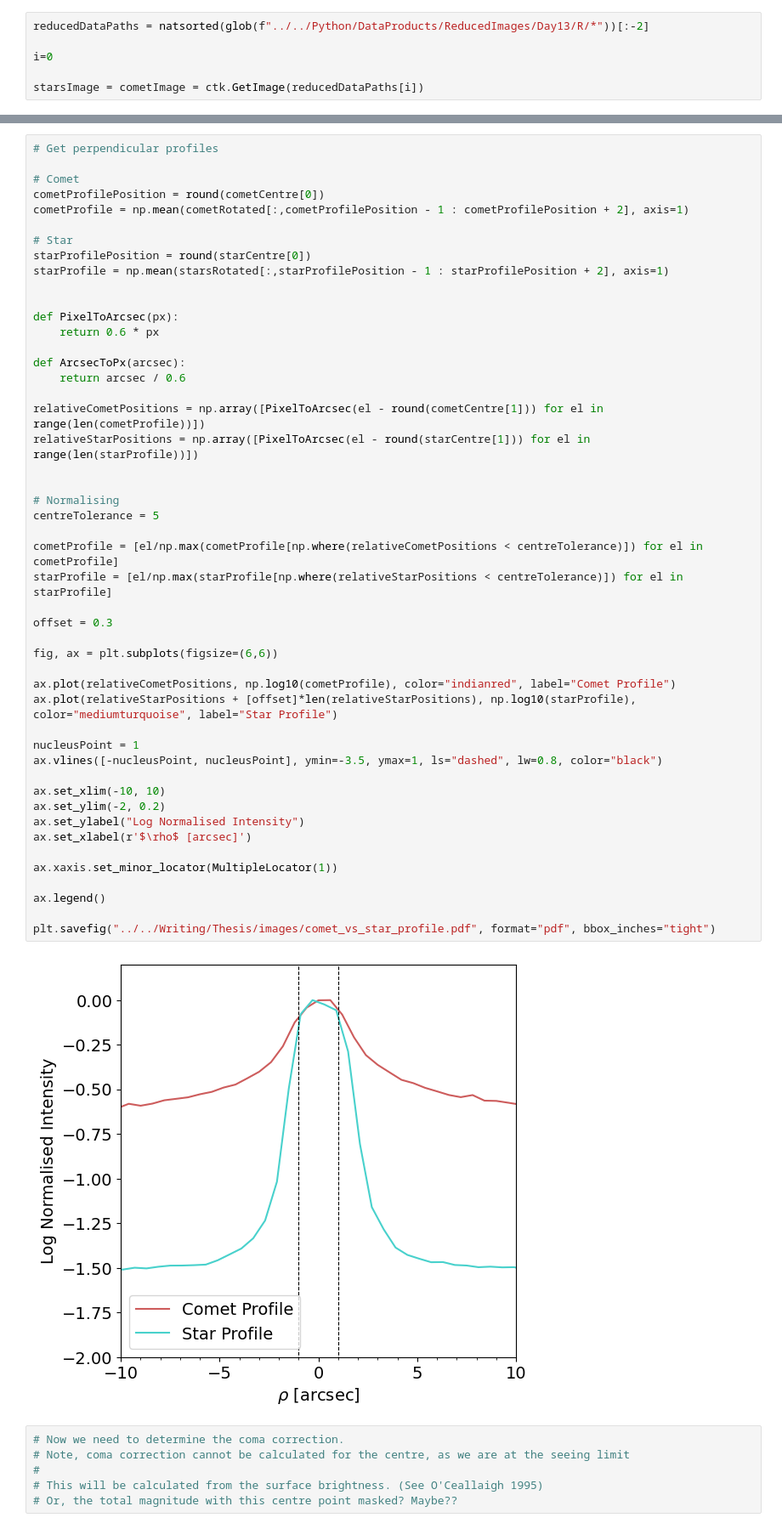
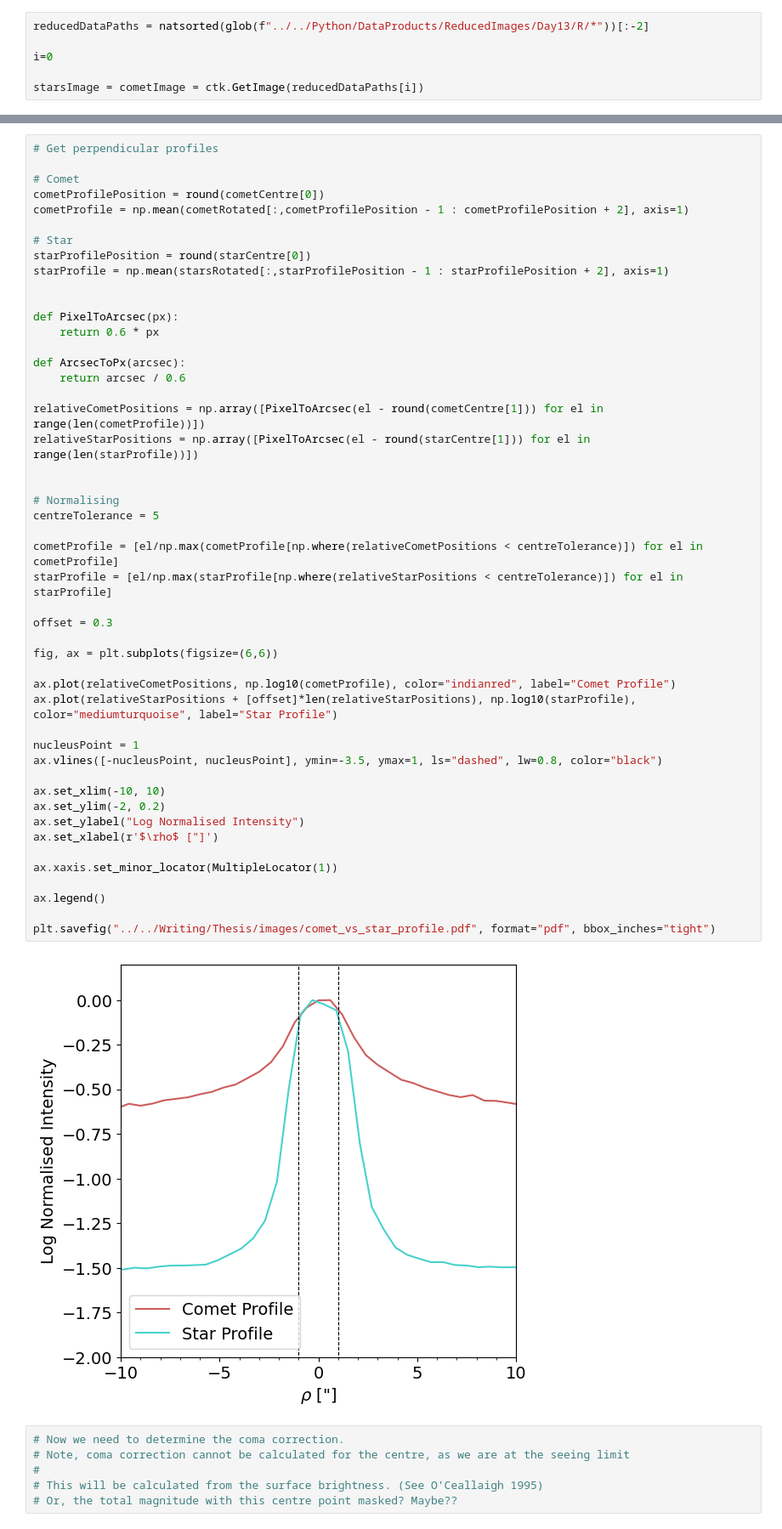
Before and after one commit to daraghhollman/Comet62P-Tsuchinshan, a Jupyter notebook: Scripts/nucleusRadius.ipynb, the cells around one changed output, grey strips where cells are left out. Shown at 85% size. Drawn from its saved outputs; the diff is of its cells as text.

```diff
--- a/Scripts/nucleusRadius.ipynb
+++ b/Scripts/nucleusRadius.ipynb
@@ -92,35 +92,35 @@ def ArcsecToPx(arcsec):
 relativeCometPositions = np.array([PixelToArcsec(el - round(cometCentre[1])) for el in range(len(cometProfile))])
 relativeStarPositions = np.array([PixelToArcsec(el - round(starCentre[1])) for el in range(len(starProfile))])
 
 
 # Normalising
 centreTolerance = 5
 
 cometProfile = [el/np.max(cometProfile[np.where(relativeCometPositions < centreTolerance)]) for el in cometProfile]
 starProfile = [el/np.max(starProfile[np.where(relativeStarPositions < centreTolerance)]) for el in starProfile]
 
 offset = 0.3
 
 fig, ax = plt.subplots(figsize=(6,6))
 
 ax.plot(relativeCometPositions, np.log10(cometProfile), color="indianred", label="Comet Profile")
 ax.plot(relativeStarPositions + [offset]*len(relativeStarPositions), np.log10(starProfile), color="mediumturquoise", label="Star Profile")
 
 nucleusPoint = 1
 ax.vlines([-nucleusPoint, nucleusPoint], ymin=-3.5, ymax=1, ls="dashed", lw=0.8, color="black")
 
 ax.set_xlim(-10, 10)
 ax.set_ylim(-2, 0.2)
 ax.set_ylabel("Log Normalised Intensity")
-ax.set_xlabel(r'$\rho$ [arcsec]')
+ax.set_xlabel(r'$\rho$ ["]')
 
 ax.xaxis.set_minor_locator(MultipleLocator(1))
 
 ax.legend()
 
 plt.savefig("../../Writing/Thesis/images/comet_vs_star_profile.pdf", format="pdf", bbox_inches="tight")
 # %% [output]
-[figure, old version]
+[figure, new version]
 # %%
 # Now we need to determine the coma correction.
 # Note, coma correction cannot be calculated for the centre, as we are at the seeing limit
```
Also changed, not shown: 2 other files.
